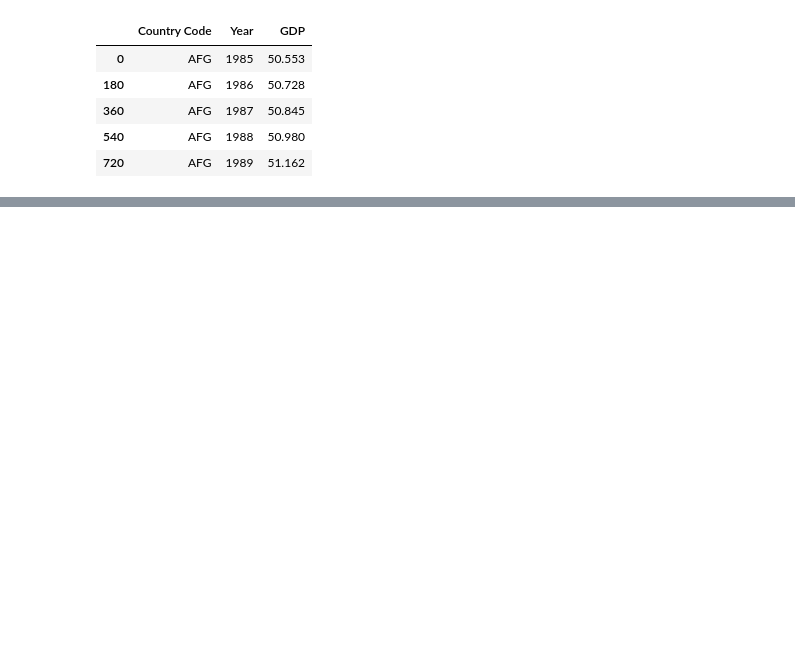
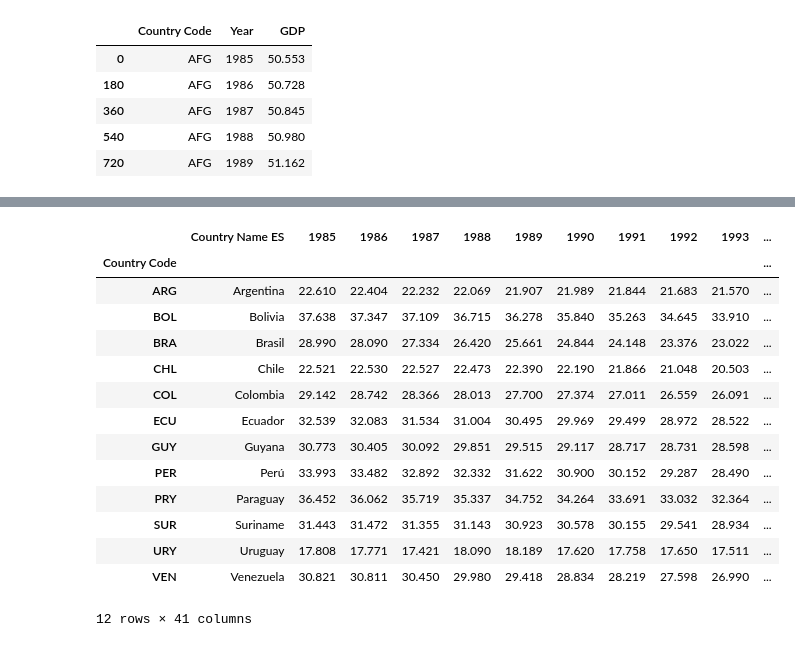
Before and after one commit to Maaaaaaars/Dataviz-Semestral, a Jupyter notebook: Semestral.ipynb, the cells around one changed output, grey strips where cells are left out. Cells and saved outputs as stored; diff of their text form; code cells hidden in the pictures; blank space fills up the shorter version.

```diff
--- a/Semestral.ipynb
+++ b/Semestral.ipynb
@@ -185,0 +192,22 @@ fig.show()
+# %%
+america = df_combined[df_combined['Intermediate Region'] == 'South America']
+america = america.drop(['Country Name EN', '2022', '2023', 'Image File', 'Image URL', 'Region', 'Sub Region', 'Income Group'], axis=1)
+america['Total'] = america.sum(axis=1, numeric_only=1)
+america['Total AVG'] = america['Total'].div(12)
+america.head(50)
+# %% [output]
+|  | Country Name ES | 1985 | 1986 | 1987 | 1988 | 1989 | 1990 | 1991 | 1992 | 1993 | ... |
+| Country Code |  |  |  |  |  |  |  |  |  |  | ... |
+| ARG | Argentina | 22.610 | 22.404 | 22.232 | 22.069 | 21.907 | 21.989 | 21.844 | 21.683 | 21.570 | ... |
+| BOL | Bolivia | 37.638 | 37.347 | 37.109 | 36.715 | 36.278 | 35.840 | 35.263 | 34.645 | 33.910 | ... |
+| BRA | Brasil | 28.990 | 28.090 | 27.334 | 26.420 | 25.661 | 24.844 | 24.148 | 23.376 | 23.022 | ... |
+| CHL | Chile | 22.521 | 22.530 | 22.527 | 22.473 | 22.390 | 22.190 | 21.866 | 21.048 | 20.503 | ... |
+| COL | Colombia | 29.142 | 28.742 | 28.366 | 28.013 | 27.700 | 27.374 | 27.011 | 26.559 | 26.091 | ... |
+| ECU | Ecuador | 32.539 | 32.083 | 31.534 | 31.004 | 30.495 | 29.969 | 29.499 | 28.972 | 28.522 | ... |
+| GUY | Guyana | 30.773 | 30.405 | 30.092 | 29.851 | 29.515 | 29.117 | 28.717 | 28.731 | 28.598 | ... |
+| PER | Perú | 33.993 | 33.482 | 32.892 | 32.332 | 31.622 | 30.900 | 30.152 | 29.287 | 28.490 | ... |
+| PRY | Paraguay | 36.452 | 36.062 | 35.719 | 35.337 | 34.752 | 34.264 | 33.691 | 33.032 | 32.364 | ... |
+| SUR | Suriname | 31.443 | 31.472 | 31.355 | 31.143 | 30.923 | 30.578 | 30.155 | 29.541 | 28.934 | ... |
+| URY | Uruguay | 17.808 | 17.771 | 17.421 | 18.090 | 18.189 | 17.620 | 17.758 | 17.650 | 17.511 | ... |
+| VEN | Venezuela | 30.821 | 30.811 | 30.450 | 29.980 | 29.418 | 28.834 | 28.219 | 27.598 | 26.990 | ... |
+12 rows × 41 columns
```
Also changed, not shown: parts of 8 cells of this notebook.
